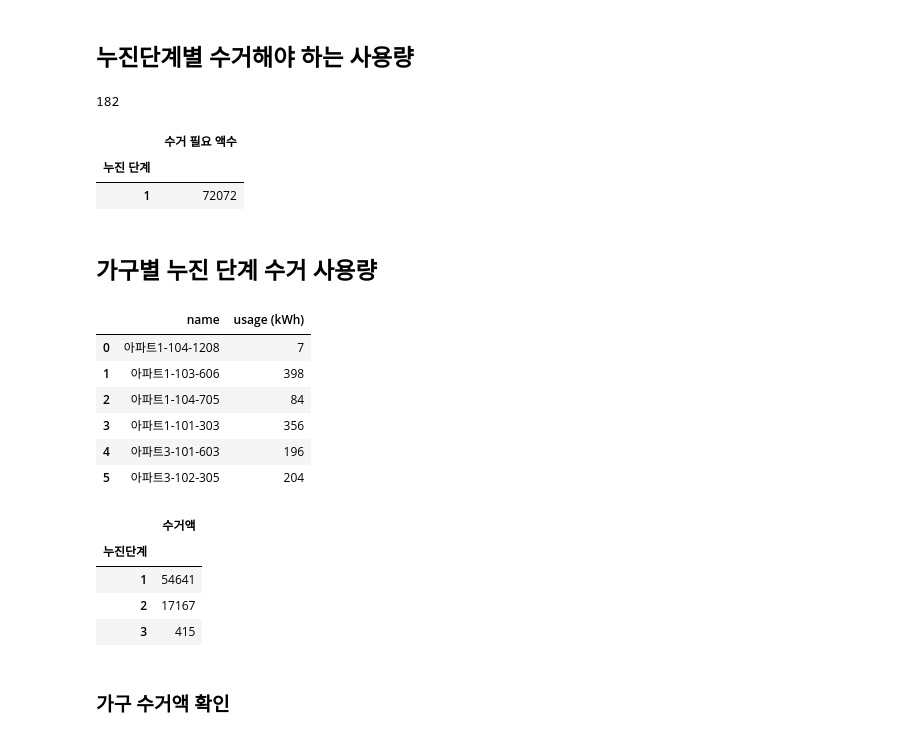
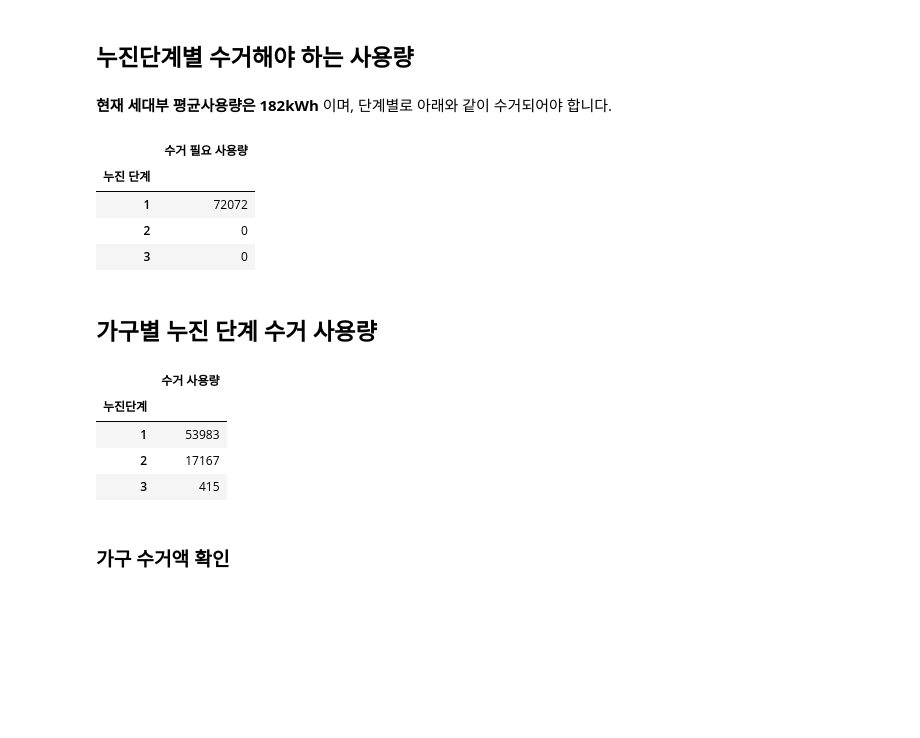
Before and after one commit to formegusto/what-is-public-fee, a Jupyter notebook: 공용부 예측 시뮬레이션 (보고서 쓸 때, 사용할 거).ipynb, the cells around one changed output. Cells and saved outputs as stored; diff of their text form; code cells hidden in the pictures; blank space fills up the shorter version.

```diff
--- a/공용부 예측 시뮬레이션 (보고서 쓸 때, 사용할 거).ipynb
+++ b/공용부 예측 시뮬레이션 (보고서 쓸 때, 사용할 거).ipynb
@@ -117,0 +120,18 @@ fee
+# %%
+print()
+display(Markdown("{}kWh 부터 {}kWh 까지 최저요금 적용 구간을 탐색합니다.".format(1, 200)))
+
+for min_kwh in range(1, 200):
+    hh = crs.models.Household(
+        name="min test",
+        kwh=min_kwh,
+        contract=fee,
+        contract_name="단일계약"
+    )
+
+    if hh.elec_bill > 1000:
+        break
+
+display(Markdown("### {}kWh 미만의 사용량은 최저요금 적용을 받습니다.".format(min_kwh)))
+
+print()
@@ -117,0 +141,10 @@ fee
+# %%
+_month_df = month_df.copy()
+# %%
+min_month_df = _month_df[_month_df['usage (kWh)'] < min_kwh]
+month_df = _month_df[_month_df['usage (kWh)'] >= min_kwh]
+
+households_kWh = month_df['usage (kWh)'].sum()
+# households_mean = round(month_df['usage (kWh)'].mean())
+
+month_df.head()
@@ -240,53 +290,48 @@ display(Markdown("##### 공용부의 기본요금은 : {}원(APT 기본요금) -
 # %%
 col_list = list()
 _usage = households_mean
 for step, _f in enumerate(fee):
     collect_rate = _f[1] - _f[0]
 
     ## 2단계일 경우
     if step == 1:
         collect_rate += 1
 
     if households_mean < _f[1]:
         if (step == 0) or (step == 1):
             _col = _usage % collect_rate
 
         else:
             _col = _usage
     else:
         _col = collect_rate
 
     if _usage == 0:
-        break
+        col_list.append(0)
     else:
         col_list.append(_col * households_count)
-        print(_col)
+#         print(_col)
         _usage -= _col
 
-apt_col = pd.DataFrame(col_list, columns=['수거 필요 액수'])
+apt_col = pd.DataFrame(col_list, columns=['수거 필요 사용량'])
 apt_col.index = pd.Series(range(1, len(col_list) + 1), name="누진 단계")
 
+display(Markdown("**현재 세대부 평균사용량은 {}kWh** 이며, 단계별로 아래와 같이 수거되어야 합니다.".format(
+    format(households_mean, ",")
+)))
 apt_col
 # %% [output]
-182
+**현재 세대부 평균사용량은 182kWh** 이며, 단계별로 아래와 같이 수거되어야 합니다.
-|  | 수거 필요 액수 |
+|  | 수거 필요 사용량 |
 | 누진 단계 |  |
 | 1 | 72072 |
+| 2 | 0 |
+| 3 | 0 |
 # %% [markdown]
 ## 가구별 누진 단계 수거 사용량
-# %%
-month_df.head(6)
-# %% [output]
-|  | name | usage (kWh) |
-| 0 | 아파트1-104-1208 | 7 |
-| 1 | 아파트1-103-606 | 398 |
-| 2 | 아파트1-104-705 | 84 |
-| 3 | 아파트1-101-303 | 356 |
-| 4 | 아파트3-101-603 | 196 |
-| 5 | 아파트3-102-305 | 204 |
 # %%
 # nugin elec rate collect
-nerc = pd.DataFrame(columns=['가구명', '누진단계', '수거액'])
+nerc = pd.DataFrame(columns=['가구명', '누진단계', '수거 사용량'])
 
 for idx, row in month_df.iterrows():
     name, usage = row
@@ -319,15 +364,15 @@ for idx, row in month_df.iterrows():
         nerc = nerc.append({
             "가구명": name,
             "누진단계": step + 1,
-            "수거액": col
+            "수거 사용량": col
         }, ignore_index=True)
 
-nerc = nerc.pivot_table(index=['누진단계'], values=['수거액'], aggfunc='sum')
+nerc = nerc.pivot_table(index=['누진단계'], values=['수거 사용량'], aggfunc='sum')
 nerc
 # %% [output]
-|  | 수거액 |
+|  | 수거 사용량 |
 | 누진단계 |  |
-| 1 | 54641 |
+| 1 | 53983 |
 | 2 | 17167 |
 | 3 | 415 |
 # %% [markdown]
```
Also changed, not shown: parts of 31 cells of this notebook, 2 other files.
